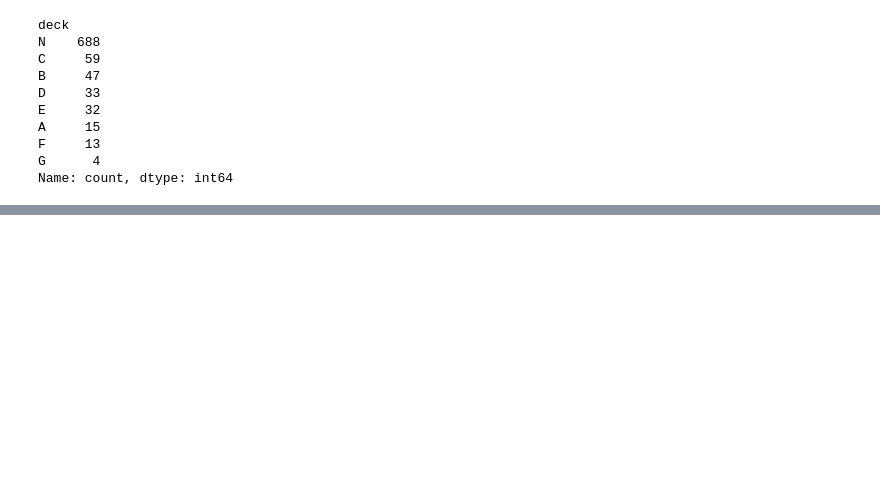
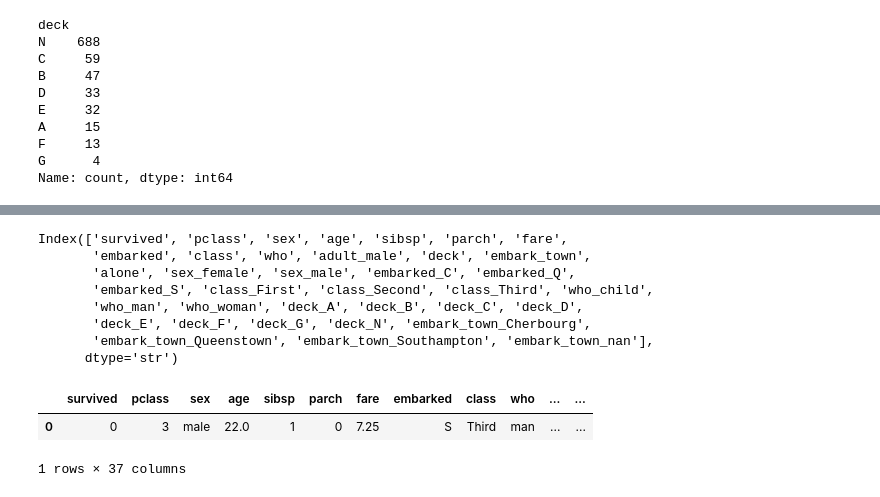
Before and after one commit to kimgyeongmin5348/data-collection-workspace, a Jupyter notebook: data23_ML_분류분석_titanic.ipynb, the cells around one changed output, grey strips where cells are left out. Drawn from its saved outputs; the diff is of its cells as text; code cells hidden in the pictures; blank space fills up the shorter version.

```diff
--- a/data23_ML_분류분석_titanic.ipynb
+++ b/data23_ML_분류분석_titanic.ipynb
@@ -139,0 +306,15 @@ import
+# %%
+print(titanic_df2.columns)
+titanic_df2.head(1)
+# %% [output]
+Index(['survived', 'pclass', 'sex', 'age', 'sibsp', 'parch', 'fare',
+       'embarked', 'class', 'who', 'adult_male', 'deck', 'embark_town',
+       'alone', 'sex_female', 'sex_male', 'embarked_C', 'embarked_Q',
+       'embarked_S', 'class_First', 'class_Second', 'class_Third', 'who_child',
+       'who_man', 'who_woman', 'deck_A', 'deck_B', 'deck_C', 'deck_D',
+       'deck_E', 'deck_F', 'deck_G', 'deck_N', 'embark_town_Cherbourg',
+       'embark_town_Queenstown', 'embark_town_Southampton', 'embark_town_nan'],
+      dtype='str')
+|  | survived | pclass | sex | age | sibsp | parch | fare | embarked | class | who | ... | ... |
+| 0 | 0 | 3 | male | 22.0 | 1 | 0 | 7.25 | S | Third | man | ... | ... |
+1 rows × 37 columns
```
Also changed, not shown: parts of 26 cells of this notebook, 3 other files.
